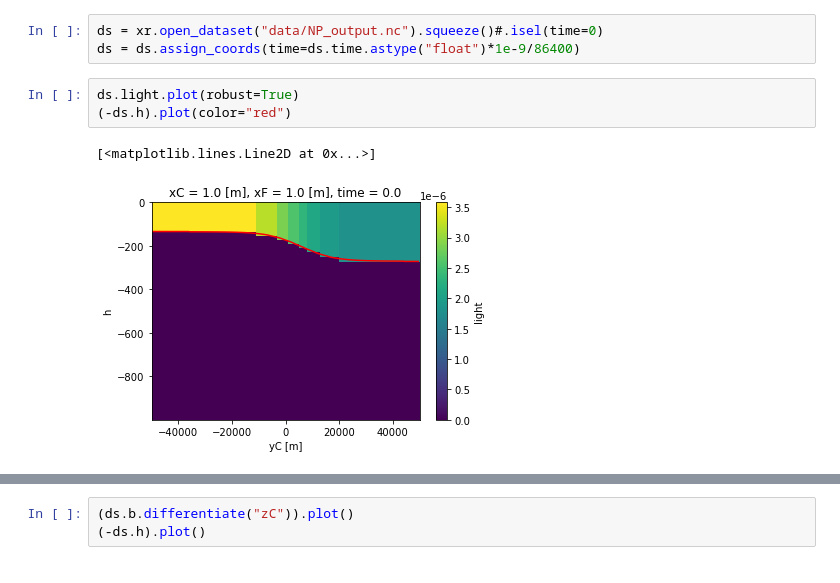
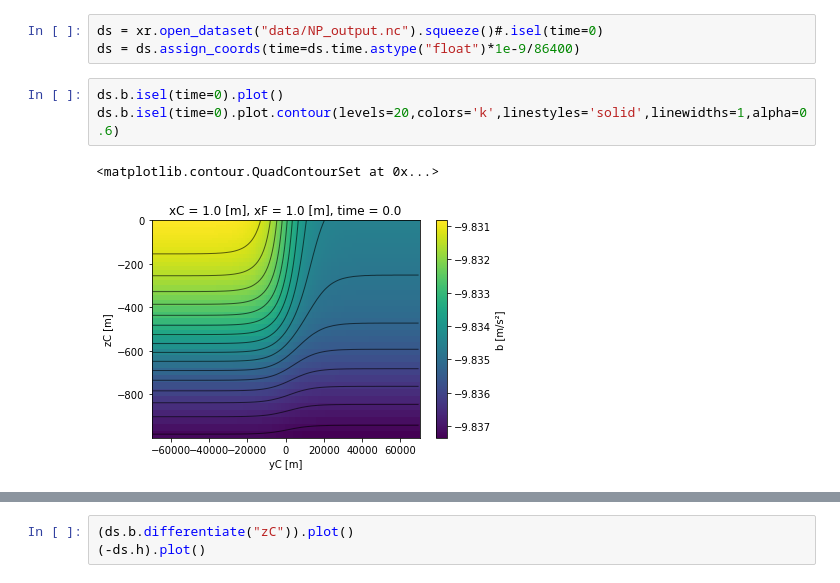
Before and after one commit to iuryt/Bioceananigans.jl, a Jupyter notebook: analysis.ipynb, the cells around one changed output, grey strips where cells are left out. Cells and saved outputs as stored; diff of their text form.

```diff
--- a/analysis.ipynb
+++ b/analysis.ipynb
@@ -5,9 +5,9 @@ import numpy as np
 # %%
 ds = xr.open_dataset("data/NP_output.nc").squeeze()#.isel(time=0)
 ds = ds.assign_coords(time=ds.time.astype("float")*1e-9/86400)
-# %%
-ds.light.plot(robust=True)
-(-ds.h).plot(color="red")
-# %% [output]
-[<matplotlib.lines.Line2D at 0x...>]
-[figure, removed]
+# %%
+ds.b.isel(time=0).plot()
+ds.b.isel(time=0).plot.contour(levels=20,colors='k',linestyles='solid',linewidths=1,alpha=0.6)
+# %% [output]
+<matplotlib.contour.QuadContourSet at 0x...>
+[figure, added]
```
Also changed, not shown: parts of 5 cells of this notebook.
